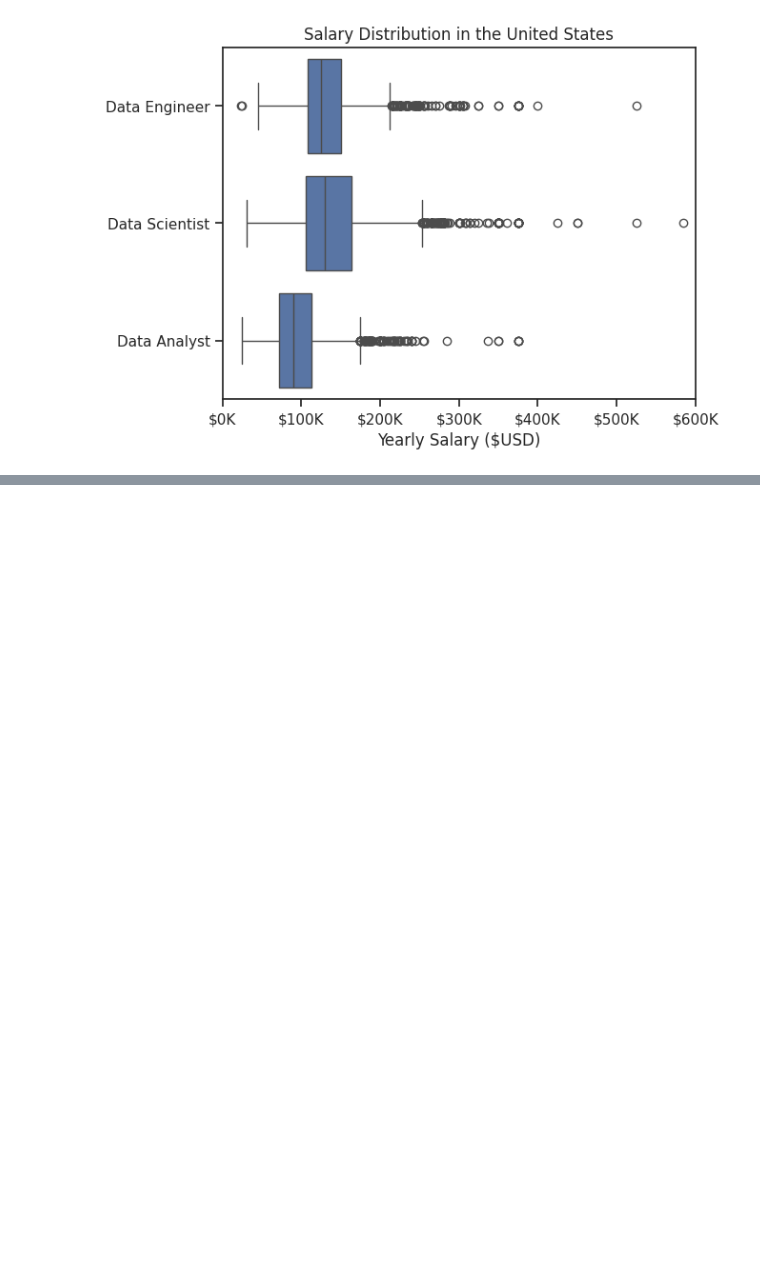
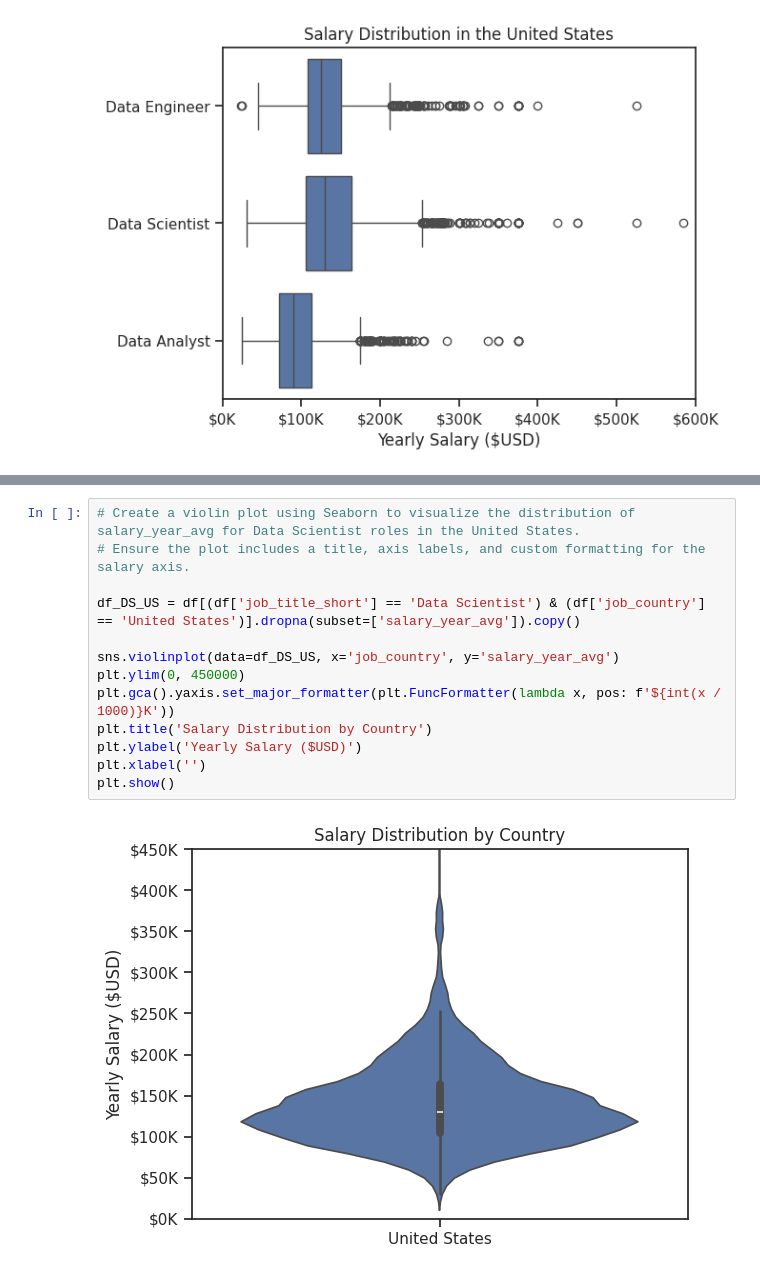
Before and after one commit to AdamWiercioch95/Python_Data_Exercises, a Jupyter notebook: seaborn/1_Seaborn_Intro.ipynb, the cells around one changed output, grey strips where cells are left out. Drawn from its saved outputs; the diff is of its cells as text; blank space fills up the shorter version.

```diff
--- a/seaborn/1_Seaborn_Intro.ipynb
+++ b/seaborn/1_Seaborn_Intro.ipynb
@@ -158,0 +213,15 @@ plt.show()
+# %%
+# Create a violin plot using Seaborn to visualize the distribution of salary_year_avg for Data Scientist roles in the United States.
+# Ensure the plot includes a title, axis labels, and custom formatting for the salary axis.
+
+df_DS_US = df[(df['job_title_short'] == 'Data Scientist') & (df['job_country'] == 'United States')].dropna(subset=['salary_year_avg']).copy()
+
+sns.violinplot(data=df_DS_US, x='job_country', y='salary_year_avg')
+plt.ylim(0, 450000)
+plt.gca().yaxis.set_major_formatter(plt.FuncFormatter(lambda x, pos: f'${int(x / 1000)}K'))
+plt.title('Salary Distribution by Country')
+plt.ylabel('Yearly Salary ($USD)')
+plt.xlabel('')
+plt.show()
+# %% [output]
+[figure, added]
```
Also changed, not shown: parts of 6 cells of this notebook.
